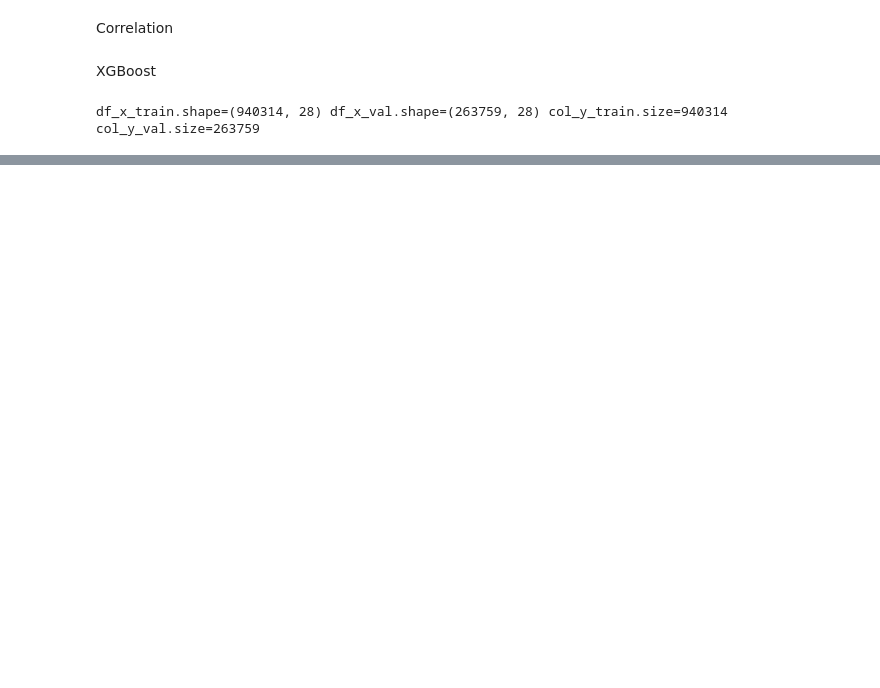
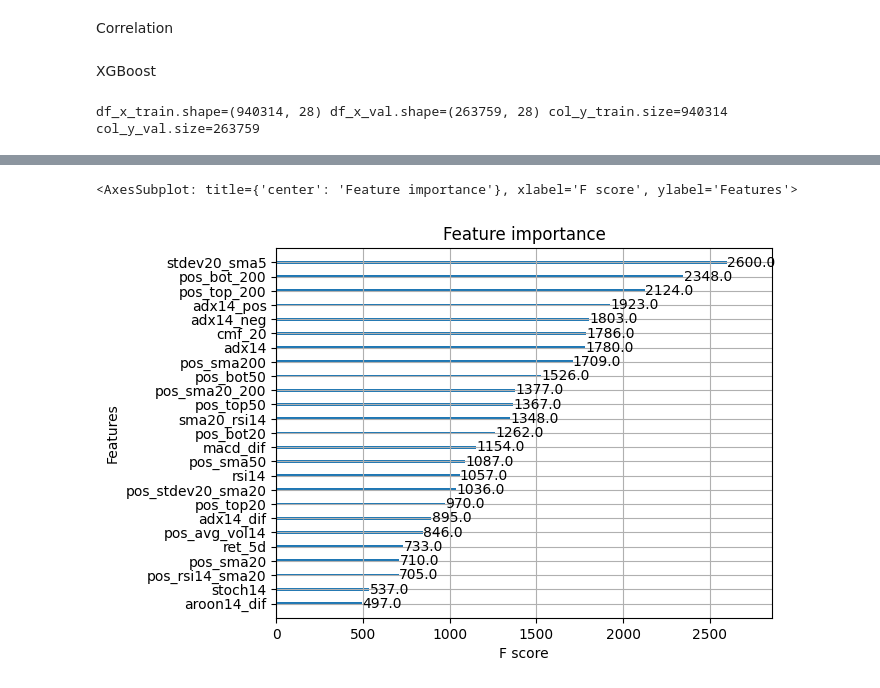
Before and after one commit to BenoitDurandIndep/stockmarket-ml-toolkit, a Jupyter notebook: models/STOCK_PARIS/script_paris_1d_class.ipynb, the cells around one changed output, grey strips where cells are left out. Saved outputs shown, nothing was run; the diff lists cells and outputs as text; code cells hidden in the pictures; blank space fills up the shorter version.

```diff
--- a/models/STOCK_PARIS/script_paris_1d_class.ipynb
+++ b/models/STOCK_PARIS/script_paris_1d_class.ipynb
@@ -354,0 +424,8 @@ Rank 20: mean_test_precision_weighted 0.2478, Parameters: subsample: 0.8, n_esti
+# %%
+y_pred_proba = xgb_class.predict_proba(df_x_val)
+print(y_pred_proba)
+
+PATH_MODEL = "../../../Data/Models/"
+ext_pkl = ".pkl"
+xgb_suffix = "_xgb_class"
+joblib.dump(xgb_class, PATH_MODEL+"PARIS_TREND_1D_20D_V1_"+lab_studied+xgb_suffix+ext_pkl)
@@ -354,0 +441,9 @@ Rank 20: mean_test_precision_weighted 0.2478, Parameters: subsample: 0.8, n_esti
+# %%
+dts_name="PARIS_TREND_1D_20D_V1"
+multi_symbol="PARIS_STOCK"
+lab_studied = "lab_perf_20d"
+xgb_class = joblib.load(PATH_MODEL+"PARIS_TREND_1D_20D_V1_"+lab_studied+xgb_suffix+ext_pkl)
+xgb.plot_importance(xgb_class)
+# %% [output]
+<AxesSubplot: title={'center': 'Feature importance'}, xlabel='F score', ylabel='Features'>
+[figure, added]
```
Also changed, not shown: parts of 12 cells of this notebook.
